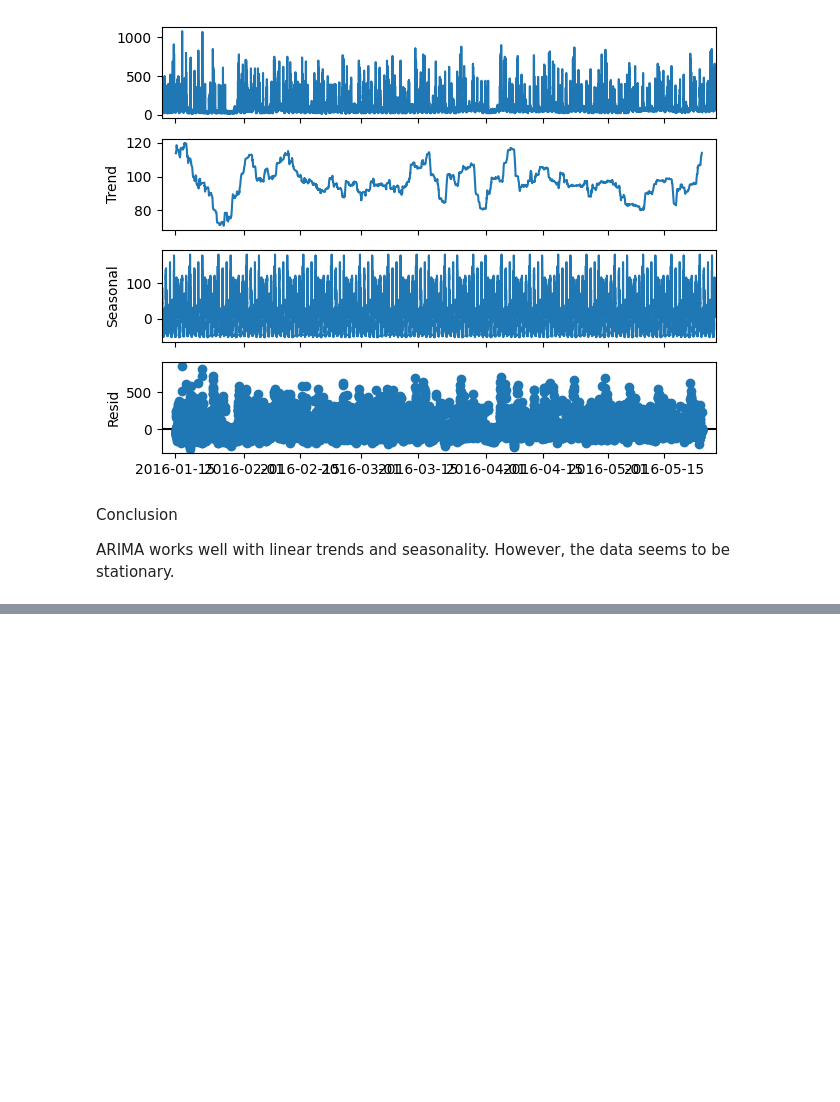
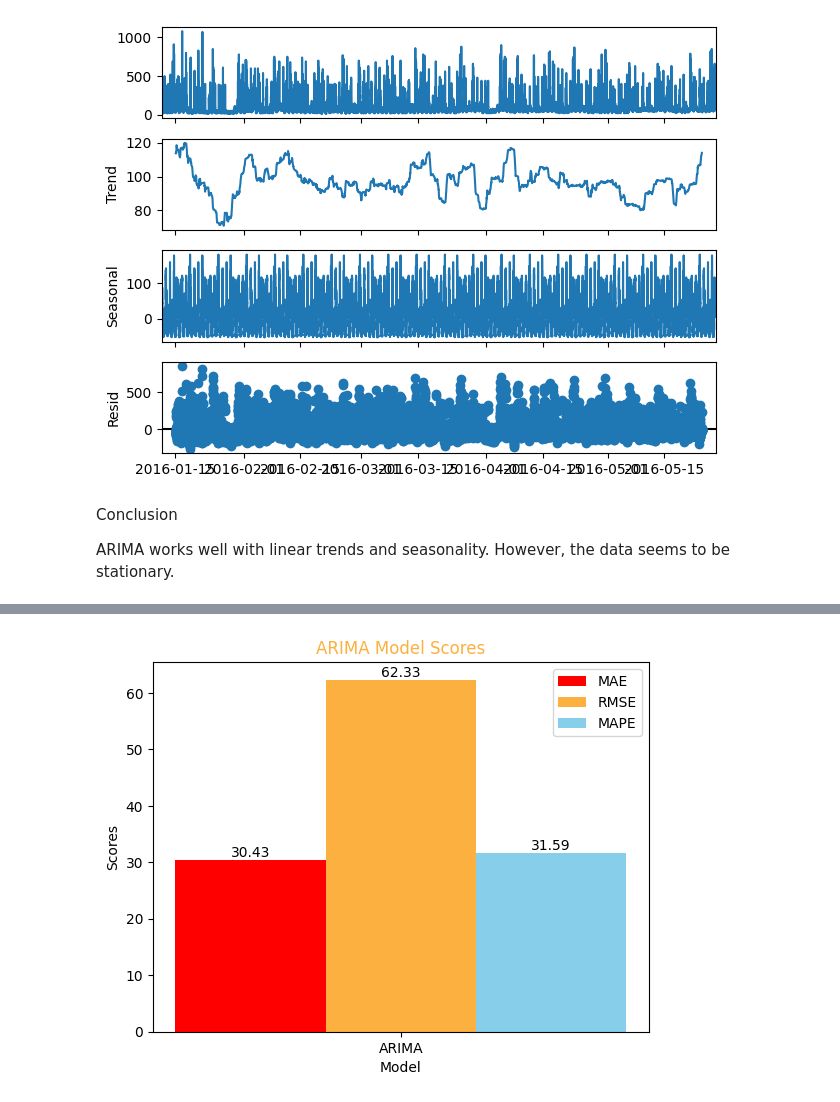
Before and after one commit to EduardoJMatosRomero/EduardoJulianMatosRomero_DCA_DVT_MLB_HCI, a Jupyter notebook: EduardoJulianMatosRomero_DCA_DVT_MLB_HCI.ipynb, the cells around one changed output, grey strips where cells are left out. Saved outputs shown, nothing was run; the diff lists cells and outputs as text; code cells hidden in the pictures; blank space fills up the shorter version.

```diff
--- a/EduardoJulianMatosRomero_DCA_DVT_MLB_HCI.ipynb
+++ b/EduardoJulianMatosRomero_DCA_DVT_MLB_HCI.ipynb
@@ -505,0 +618,37 @@ NameError: name 'residual' is not defined
+# %%
+# Define the model
+models = ['ARIMA']
+
+# Define the scores
+mae_scores = [mae]
+rmse_scores = [rmse]
+mape_scores = [mape]
+
+# Define bar width
+bar_width = 0.25
+
+# Define index for the bars
+index = np.arange(len(models))
+
+# Plot the scores
+plt.bar(index - bar_width, mae_scores, bar_width, label='MAE', color='red')
+plt.bar(index, rmse_scores, bar_width, label='RMSE', color=springboard_color)
+plt.bar(index + bar_width, mape_scores, bar_width, label='MAPE', color='skyblue')
+
+# Add the numerical values on top of each bar
+for i in range(len(models)):
+    plt.text(index[i] - bar_width, mae_scores[i] + 0.01, str(round(mae_scores[i], 2)), ha='center', va='bottom')
+    plt.text(index[i], rmse_scores[i] + 0.01, str(round(rmse_scores[i], 2)), ha='center', va='bottom')
+    plt.text(index[i] + bar_width, mape_scores[i] + 0.01, str(round(mape_scores[i], 2)), ha='center', va='bottom')
+
+# Set labels and title
+plt.xlabel('Model')
+plt.ylabel('Scores')
+plt.title('ARIMA Model Scores', color=springboard_color)
+plt.xticks(index, models)
+plt.legend()
+
+# Show plot
+plt.show()
+# %% [output]
+[figure, added]
```
Also changed, not shown: parts of 43 cells of this notebook, 1 other file.
